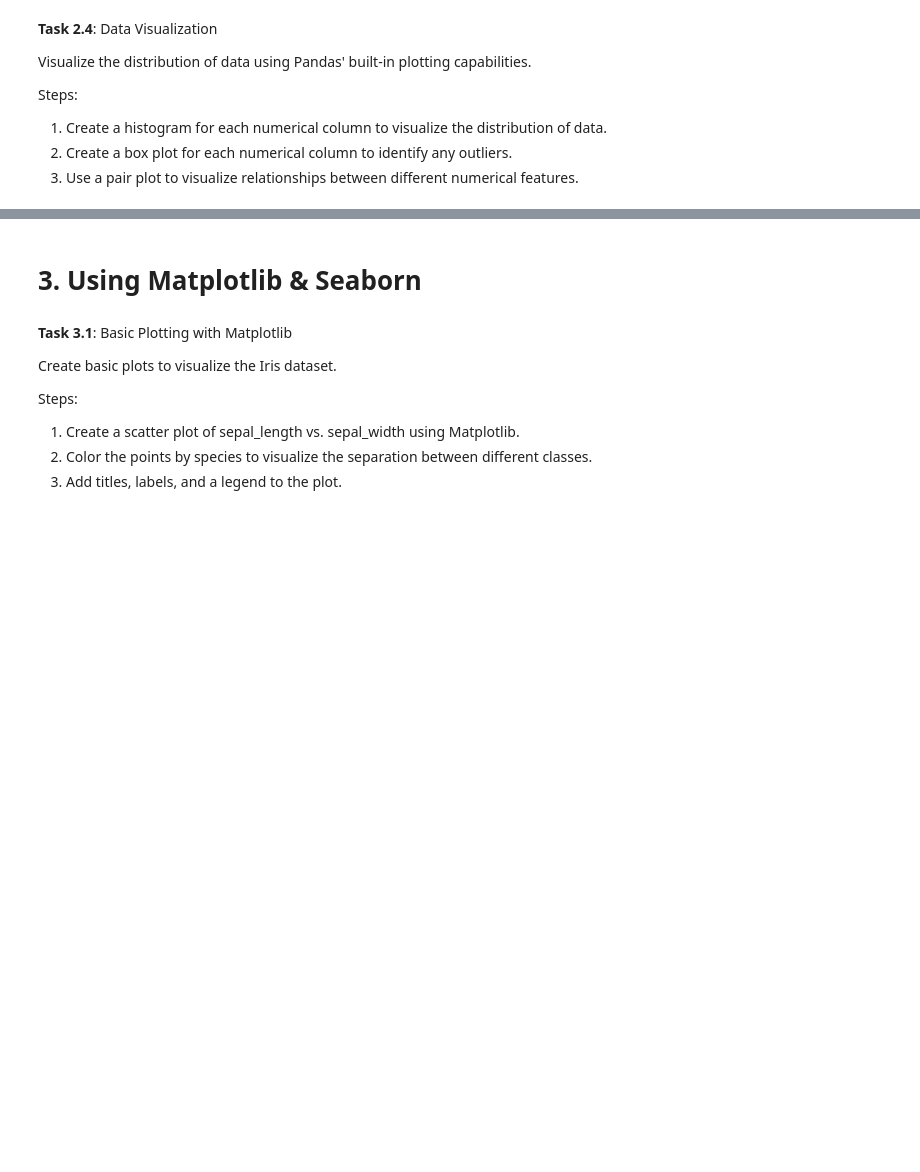
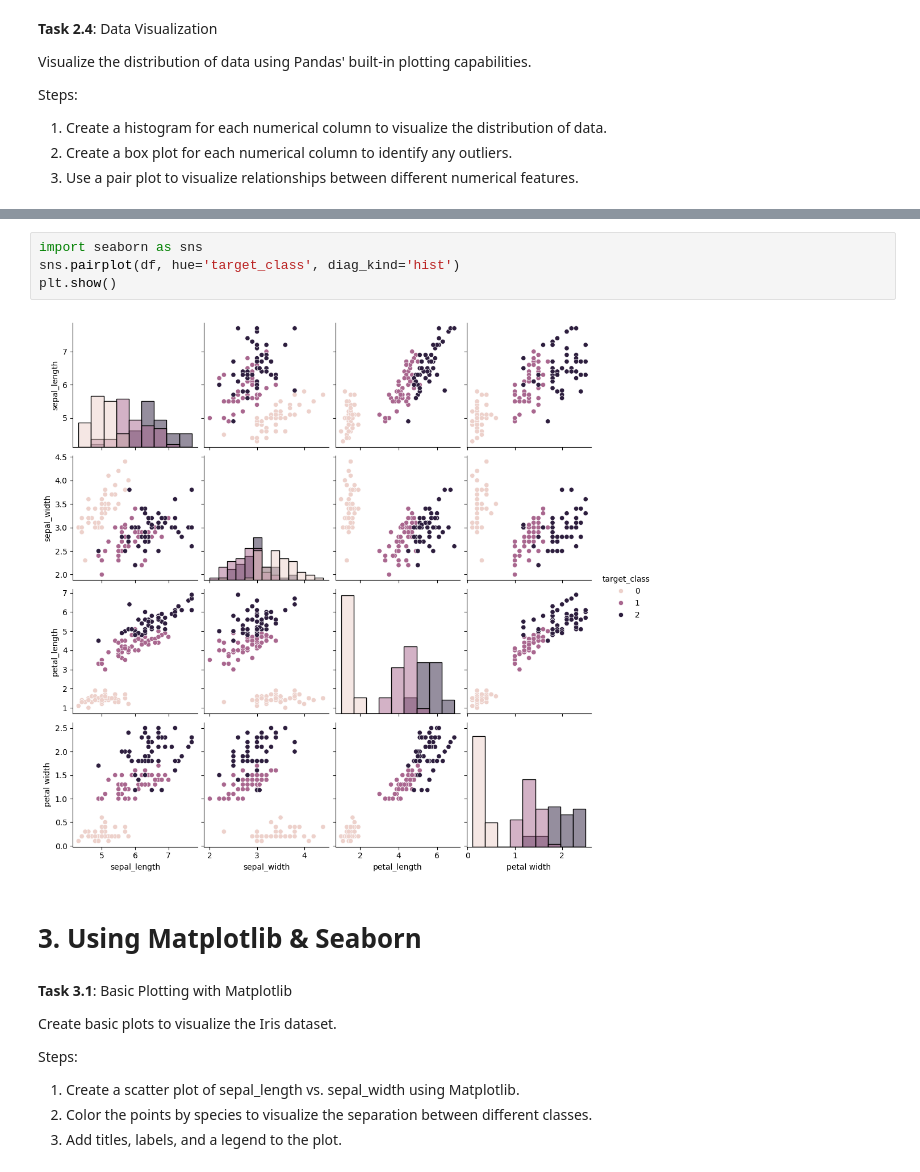
Before and after one commit to sgn-fade/ML, a Jupyter notebook: lab_works/lab_0/lab_0.ipynb, the cells around one changed output, grey strips where cells are left out. Saved outputs shown, nothing was run; the diff lists cells and outputs as text; blank space fills up the shorter version.

```diff
--- a/lab_works/lab_0/lab_0.ipynb
+++ b/lab_works/lab_0/lab_0.ipynb
@@ -69,3 +187,9 @@ Steps:
+# %%
+import seaborn as sns
+sns.pairplot(df, hue='target_class', diag_kind='hist')
+plt.show()
+# %% [output]
+[figure, added]
 # %% [markdown]
 # 3. Using Matplotlib & Seaborn
 # %% [markdown]
```
Also changed, not shown: parts of 11 cells of this notebook, 2 other files.
